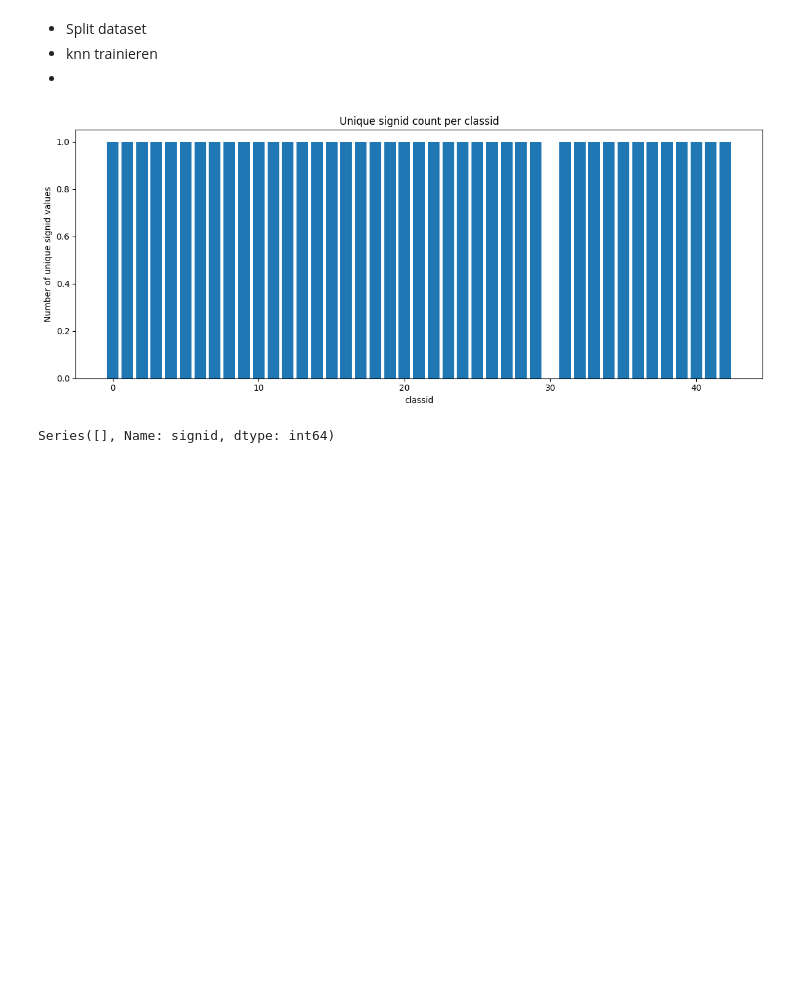
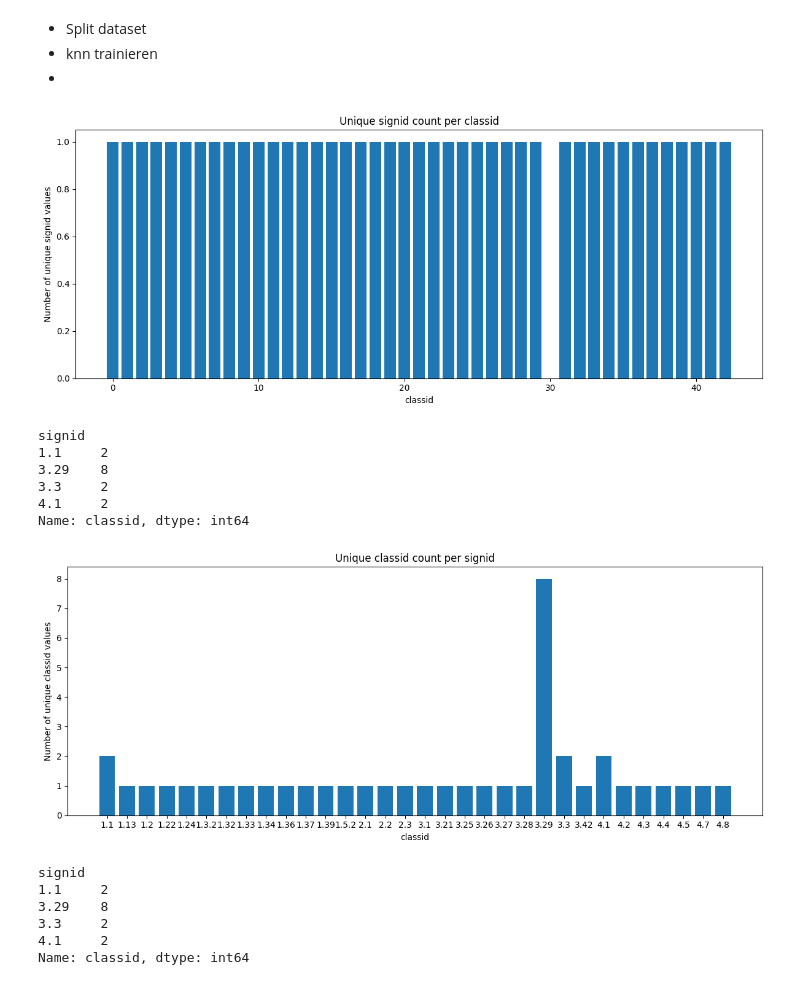
Before and after one commit to aleski017/DS_Assignment_1_Group_3, a Jupyter notebook: EDA.ipynb, the cells around one changed output. Cells and saved outputs as stored; diff of their text form; code cells hidden in the pictures; blank space fills up the shorter version.

```diff
--- a/EDA.ipynb
+++ b/EDA.ipynb
@@ -82,21 +82,49 @@ display(test_df)
 # %%
 import matplotlib.pyplot as plt
 
 # Compute number of unique signids per classid
 unique_counts = train_df.groupby("classid")["signid"].nunique().sort_index()
 
 # Plot
 plt.figure(figsize=(12, 5))
 plt.bar(unique_counts.index, unique_counts.values)
 plt.xlabel("classid")
 plt.ylabel("Number of unique signid values")
 plt.title("Unique signid count per classid")
 plt.tight_layout()
 plt.show()
 
-inconsistent = train_df.groupby("classid")["signid"].nunique()
+inconsistent = train_df.groupby("signid")["classid"].nunique()
 inconsistent = inconsistent[inconsistent > 1]
 print(inconsistent)
+
+# Compute number of unique signids per classid
+unique_counts = train_df.groupby("signid")["classid"].nunique().sort_index()
+
+# Plot
+plt.figure(figsize=(12, 5))
+plt.bar(unique_counts.index, unique_counts.values)
+plt.xlabel("classid")
+plt.ylabel("Number of unique classid values")
+plt.title("Unique classid count per signid")
+plt.tight_layout()
+plt.show()
+
+inconsistent = train_df.groupby("signid")["classid"].nunique()
+inconsistent = inconsistent[inconsistent > 1]
+print(inconsistent)
 # %% [output]
 [figure]
-Series([], Name: signid, dtype: int64)
+signid
+1.1     2
+3.29    8
+3.3     2
+4.1     2
+Name: classid, dtype: int64
+[figure, added]
+signid
+1.1     2
+3.29    8
+3.3     2
+4.1     2
+Name: classid, dtype: int64
```
